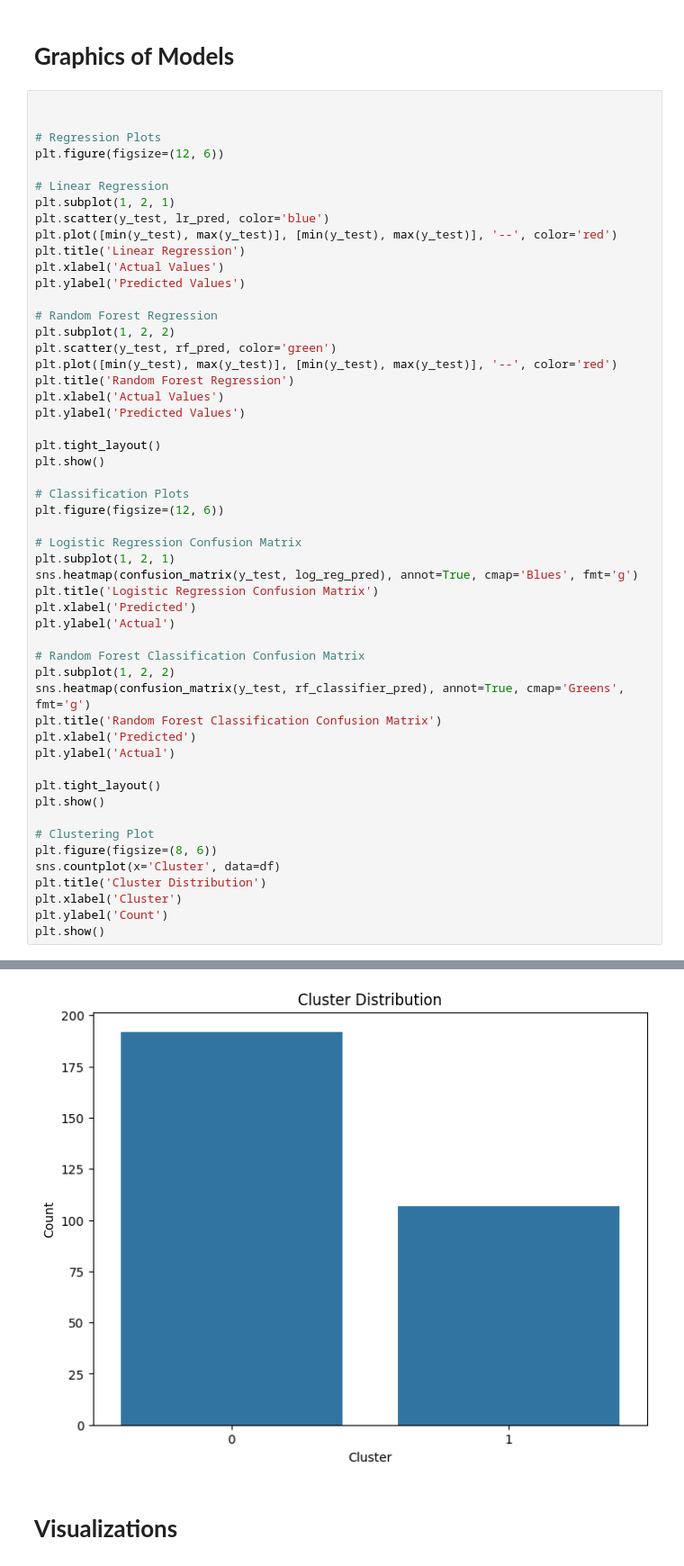
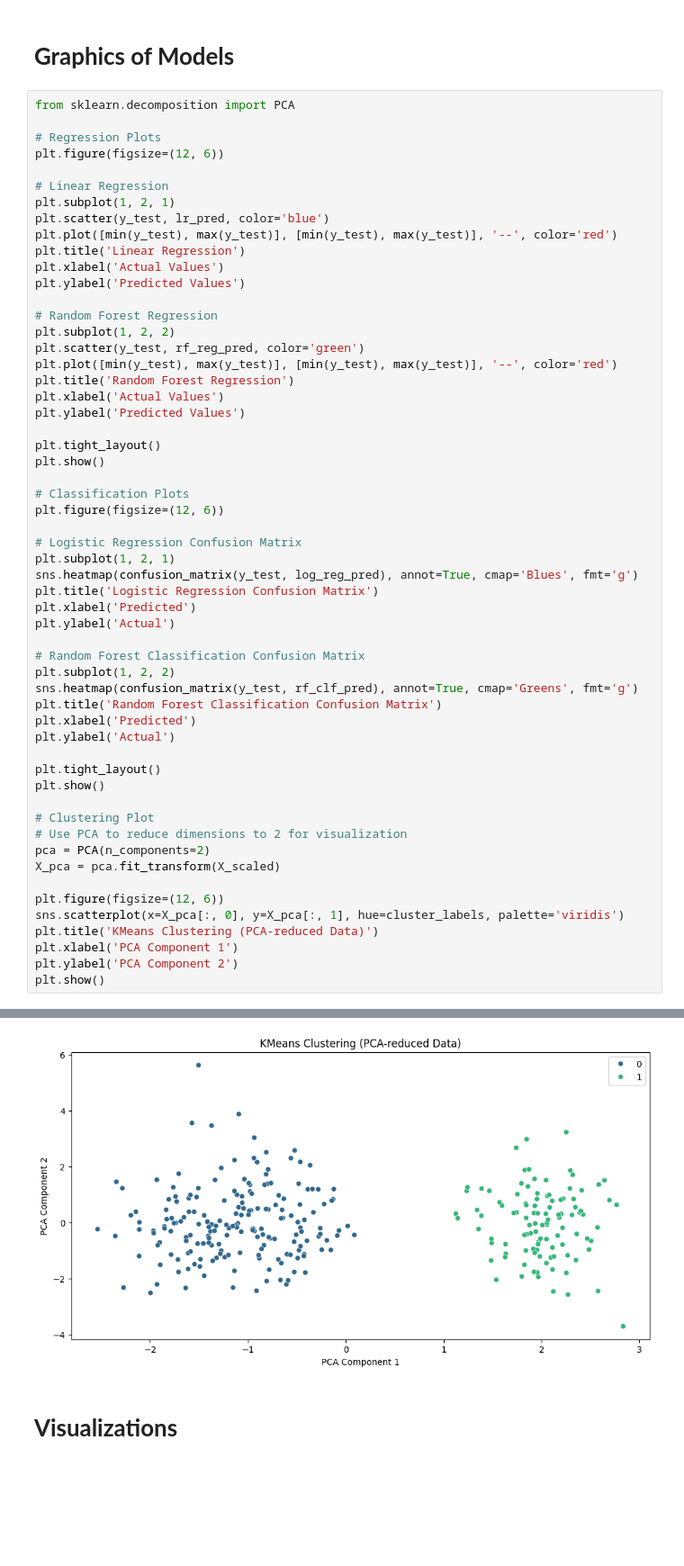
Before and after one commit to buraktanis/Heart-Failure-Dataset, a Jupyter notebook: Heart_Failure_Dataset_.ipynb, the cells around one changed output, grey strips where cells are left out. Shown at 90% size. Drawn from its saved outputs; the diff is of its cells as text; blank space fills up the shorter version.

```diff
--- a/Heart_Failure_Dataset_.ipynb
+++ b/Heart_Failure_Dataset_.ipynb
@@ -106,7 +147,7 @@ Name: count, dtype: int64
 # %% [markdown]
 # **Graphics of Models**
 # %%
-
+from sklearn.decomposition import PCA
 
 # Regression Plots
 plt.figure(figsize=(12, 6))
@@ -121,7 +162,7 @@ plt.ylabel('Predicted Values')
 
 # Random Forest Regression
 plt.subplot(1, 2, 2)
-plt.scatter(y_test, rf_pred, color='green')
+plt.scatter(y_test, rf_reg_pred, color='green')
 plt.plot([min(y_test), max(y_test)], [min(y_test), max(y_test)], '--', color='red')
 plt.title('Random Forest Regression')
 plt.xlabel('Actual Values')
@@ -142,7 +183,7 @@ plt.ylabel('Actual')
 
 # Random Forest Classification Confusion Matrix
 plt.subplot(1, 2, 2)
-sns.heatmap(confusion_matrix(y_test, rf_classifier_pred), annot=True, cmap='Greens', fmt='g')
+sns.heatmap(confusion_matrix(y_test, rf_clf_pred), annot=True, cmap='Greens', fmt='g')
 plt.title('Random Forest Classification Confusion Matrix')
 plt.xlabel('Predicted')
 plt.ylabel('Actual')
@@ -151,10 +192,14 @@ plt.tight_layout()
 plt.show()
 
 # Clustering Plot
-plt.figure(figsize=(8, 6))
-sns.countplot(x='Cluster', data=df)
-plt.title('Cluster Distribution')
-plt.xlabel('Cluster')
-plt.ylabel('Count')
+# Use PCA to reduce dimensions to 2 for visualization
+pca = PCA(n_components=2)
+X_pca = pca.fit_transform(X_scaled)
+
+plt.figure(figsize=(12, 6))
+sns.scatterplot(x=X_pca[:, 0], y=X_pca[:, 1], hue=cluster_labels, palette='viridis')
+plt.title('KMeans Clustering (PCA-reduced Data)')
+plt.xlabel('PCA Component 1')
+plt.ylabel('PCA Component 2')
 plt.show()
 # %% [output]
@@ -163,4 +208,4 @@ plt.show()
-[figure, old version]
+[figure, new version]
 # %% [markdown]
 # **Visualizations**
 # %%
```
Also changed, not shown: parts of 6 cells of this notebook.
